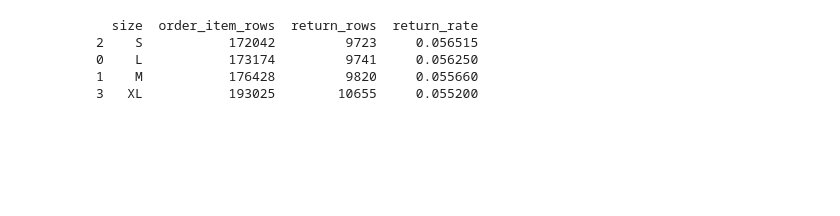
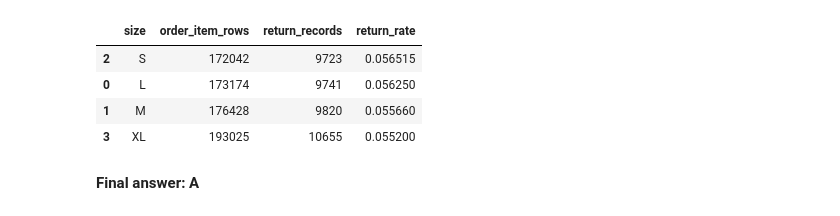
Before and after one commit to minhnm162/Neu_BRT_Datathon, a Jupyter notebook: mcq_solution.ipynb, the cells around one changed output. Cells and saved outputs as stored; diff of their text form; code cells hidden in the pictures; blank space fills up the shorter version.

```diff
--- a/mcq_solution.ipynb
+++ b/mcq_solution.ipynb
@@ -282,53 +301,24 @@ Name: count, dtype: int64
 # %%
-# Q9. Highest return rate by size
-# Definition:
-# return rate = number of records in returns / number of rows in order_items
-# join with products by product_id to get size
-# =========================
+prod_size = dfs["products"][["product_id", "size"]].copy()
+order_items_size = dfs["order_items"][["order_id", "product_id"]].merge(prod_size, on="product_id", how="left")
+returns_size = dfs["returns"][["return_id", "product_id"]].merge(prod_size, on="product_id", how="left")
 
-prod_size = dfs["products"][["product_id", "size"]].copy()
-
-# Denominator: number of order_items rows by size
-order_items_size = (
-    dfs["order_items"][["order_id", "product_id"]]
-    .merge(prod_size, on="product_id", how="left")
-)
-
-denom = (
-    order_items_size.groupby("size")
-    .size()
-    .reset_index(name="order_item_rows")
-)
-
-# Numerator: number of return records by size
-returns_size = (
-    dfs["returns"][["return_id", "product_id"]]
-    .merge(prod_size, on="product_id", how="left")
-)
-
-numer = (
-    returns_size.groupby("size")
-    .size()
-    .reset_index(name="return_rows")
-)
-
-# Merge numerator and denominator
-q9_stats = denom.merge(numer, on="size", how="left")
-q9_stats["return_rows"] = q9_stats["return_rows"].fillna(0)
-
-# Keep only the four sizes mentioned in the question
+denom = order_items_size.groupby("size").size().reset_index(name="order_item_rows")
+numer = returns_size.groupby("size").size().reset_index(name="return_records")
+q9_stats = denom.merge(numer, on="size", how="left").fillna({"return_records": 0})
 q9_stats = q9_stats[q9_stats["size"].isin(["S", "M", "L", "XL"])].copy()
-
-q9_stats["return_rate"] = q9_stats["return_rows"] / q9_stats["order_item_rows"]
+q9_stats["return_rate"] = q9_stats["return_records"] / q9_stats["order_item_rows"]
 q9_stats = q9_stats.sort_values("return_rate", ascending=False)
-
-print(q9_stats)
+display(q9_stats)
 
 top_size = q9_stats.iloc[0]["size"]
 q9_options = {"A": "S", "B": "M", "C": "L", "D": "XL"}
+q9_answer = answer_from_value(top_size, q9_options)
+record_answer("Q9", q9_answer, top_size, f"return_rate={q9_stats.iloc[0]['return_rate']:.6f}")
 # %% [output]
-  size  order_item_rows  return_rows  return_rate
-2    S           172042         9723     0.056515
-0    L           173174         9741     0.056250
-1    M           176428         9820     0.055660
-3   XL           193025        10655     0.055200
+|  | size | order_item_rows | return_records | return_rate |
+| 2 | S | 172042 | 9723 | 0.056515 |
+| 0 | L | 173174 | 9741 | 0.056250 |
+| 1 | M | 176428 | 9820 | 0.055660 |
+| 3 | XL | 193025 | 10655 | 0.055200 |
+**Final answer: A**
```
Also changed, not shown: parts of 26 cells of this notebook.
